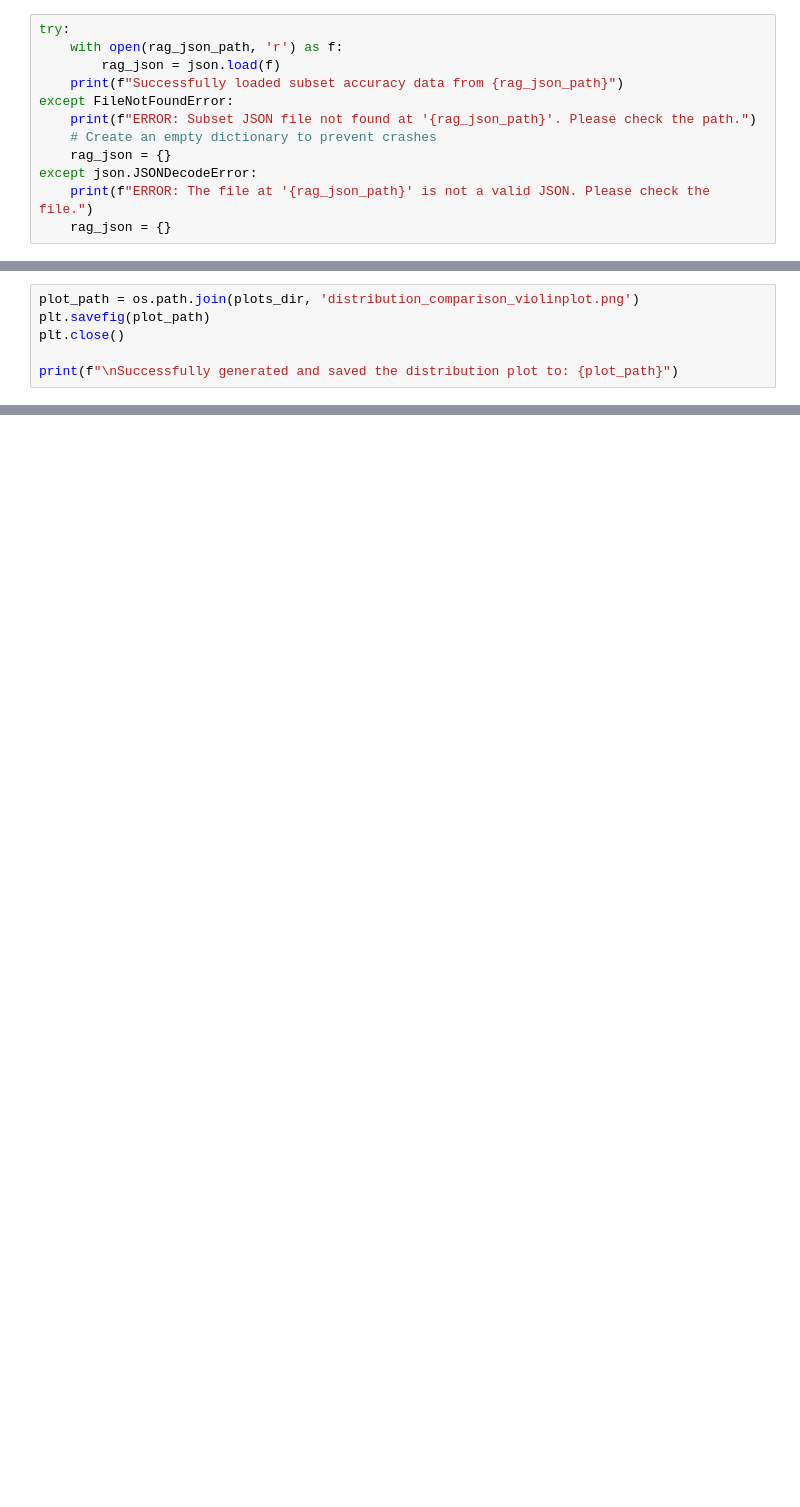
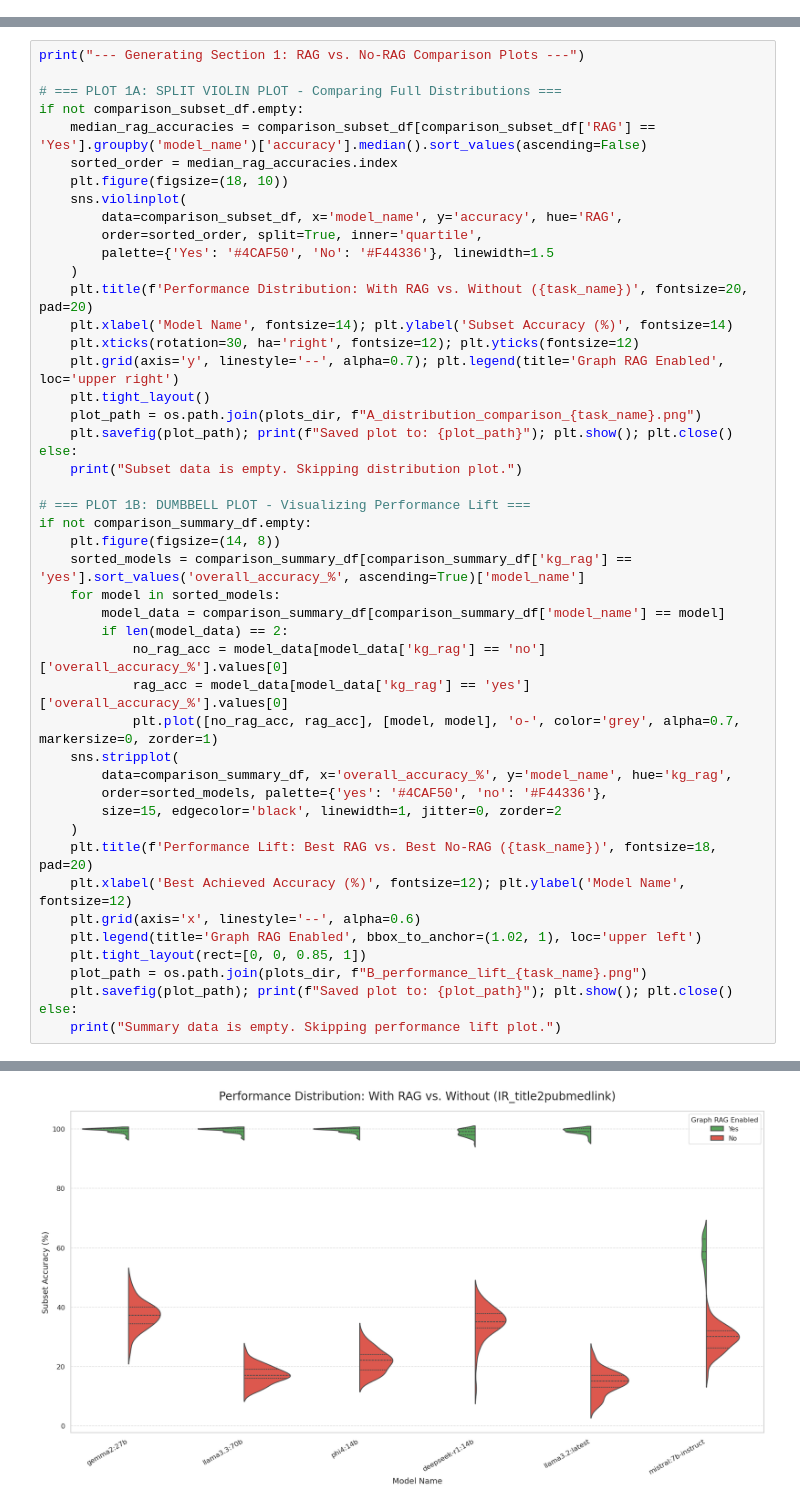
Before and after one commit to acharya221b/medkg-eval, a Jupyter notebook: visualization.ipynb, the cells around one changed output, grey strips where cells are left out. Saved outputs shown, nothing was run; the diff lists cells and outputs as text; blank space fills up the shorter version.

```diff
--- a/visualization.ipynb
+++ b/visualization.ipynb
@@ -17,12 +15,0 @@ os.makedirs(plots_dir, exist_ok=True)
-# %%
-try:
-    with open(rag_json_path, 'r') as f:
-        rag_json = json.load(f)
-    print(f"Successfully loaded subset accuracy data from {rag_json_path}")
-except FileNotFoundError:
-    print(f"ERROR: Subset JSON file not found at '{rag_json_path}'. Please check the path.")
-    # Create an empty dictionary to prevent crashes
-    rag_json = {}
-except json.JSONDecodeError:
-    print(f"ERROR: The file at '{rag_json_path}' is not a valid JSON. Please check the file.")
-    rag_json = {}
@@ -109,6 +15,0 @@ Passing `palette` without assigning `hue` is deprecated and will be removed in v
-# %%
-plot_path = os.path.join(plots_dir, 'distribution_comparison_violinplot.png')
-plt.savefig(plot_path)
-plt.close()
-
-print(f"\nSuccessfully generated and saved the distribution plot to: {plot_path}")
@@ -121,0 +92,48 @@ prompt_runs_df = summary_df[summary_df['total_samples'] <= 101].copy()
+# %%
+print("--- Generating Section 1: RAG vs. No-RAG Comparison Plots ---")
+
+# === PLOT 1A: SPLIT VIOLIN PLOT - Comparing Full Distributions ===
+if not comparison_subset_df.empty:
+    median_rag_accuracies = comparison_subset_df[comparison_subset_df['RAG'] == 'Yes'].groupby('model_name')['accuracy'].median().sort_values(ascending=False)
+    sorted_order = median_rag_accuracies.index
+    plt.figure(figsize=(18, 10))
+    sns.violinplot(
+        data=comparison_subset_df, x='model_name', y='accuracy', hue='RAG',
+        order=sorted_order, split=True, inner='quartile',
+        palette={'Yes': '#4CAF50', 'No': '#F44336'}, linewidth=1.5
+    )
+    plt.title(f'Performance Distribution: With RAG vs. Without ({task_name})', fontsize=20, pad=20)
+    plt.xlabel('Model Name', fontsize=14); plt.ylabel('Subset Accuracy (%)', fontsize=14)
+    plt.xticks(rotation=30, ha='right', fontsize=12); plt.yticks(fontsize=12)
+    plt.grid(axis='y', linestyle='--', alpha=0.7); plt.legend(title='Graph RAG Enabled', loc='upper right')
+    plt.tight_layout()
+    plot_path = os.path.join(plots_dir, f"A_distribution_comparison_{task_name}.png")
+    plt.savefig(plot_path); print(f"Saved plot to: {plot_path}"); plt.show(); plt.close()
+else:
+    print("Subset data is empty. Skipping distribution plot.")
+
+# === PLOT 1B: DUMBBELL PLOT - Visualizing Performance Lift ===
+if not comparison_summary_df.empty:
+    plt.figure(figsize=(14, 8))
+    sorted_models = comparison_summary_df[comparison_summary_df['kg_rag'] == 'yes'].sort_values('overall_accuracy_%', ascending=True)['model_name']
+    for model in sorted_models:
+        model_data = comparison_summary_df[comparison_summary_df['model_name'] == model]
+        if len(model_data) == 2:
+            no_rag_acc = model_data[model_data['kg_rag'] == 'no']['overall_accuracy_%'].values[0]
+            rag_acc = model_data[model_data['kg_rag'] == 'yes']['overall_accuracy_%'].values[0]
+            plt.plot([no_rag_acc, rag_acc], [model, model], 'o-', color='grey', alpha=0.7, markersize=0, zorder=1)
+    sns.stripplot(
+        data=comparison_summary_df, x='overall_accuracy_%', y='model_name', hue='kg_rag',
+        order=sorted_models, palette={'yes': '#4CAF50', 'no': '#F44336'},
+        size=15, edgecolor='black', linewidth=1, jitter=0, zorder=2
+    )
+    plt.title(f'Performance Lift: Best RAG vs. Best No-RAG ({task_name})', fontsize=18, pad=20)
+    plt.xlabel('Best Achieved Accuracy (%)', fontsize=12); plt.ylabel('Model Name', fontsize=12)
+    plt.grid(axis='x', linestyle='--', alpha=0.6)
+    plt.legend(title='Graph RAG Enabled', bbox_to_anchor=(1.02, 1), loc='upper left')
+    plt.tight_layout(rect=[0, 0, 0.85, 1])
+    plot_path = os.path.join(plots_dir, f"B_performance_lift_{task_name}.png")
+    plt.savefig(plot_path); print(f"Saved plot to: {plot_path}"); plt.show(); plt.close()
+else:
+    print("Summary data is empty. Skipping performance lift plot.")
+# %% [output]
@@ -121,0 +142 @@ prompt_runs_df = summary_df[summary_df['total_samples'] <= 101].copy()
+[figure, added]
```
Also changed, not shown: parts of 26 cells of this notebook, 9 other files.
